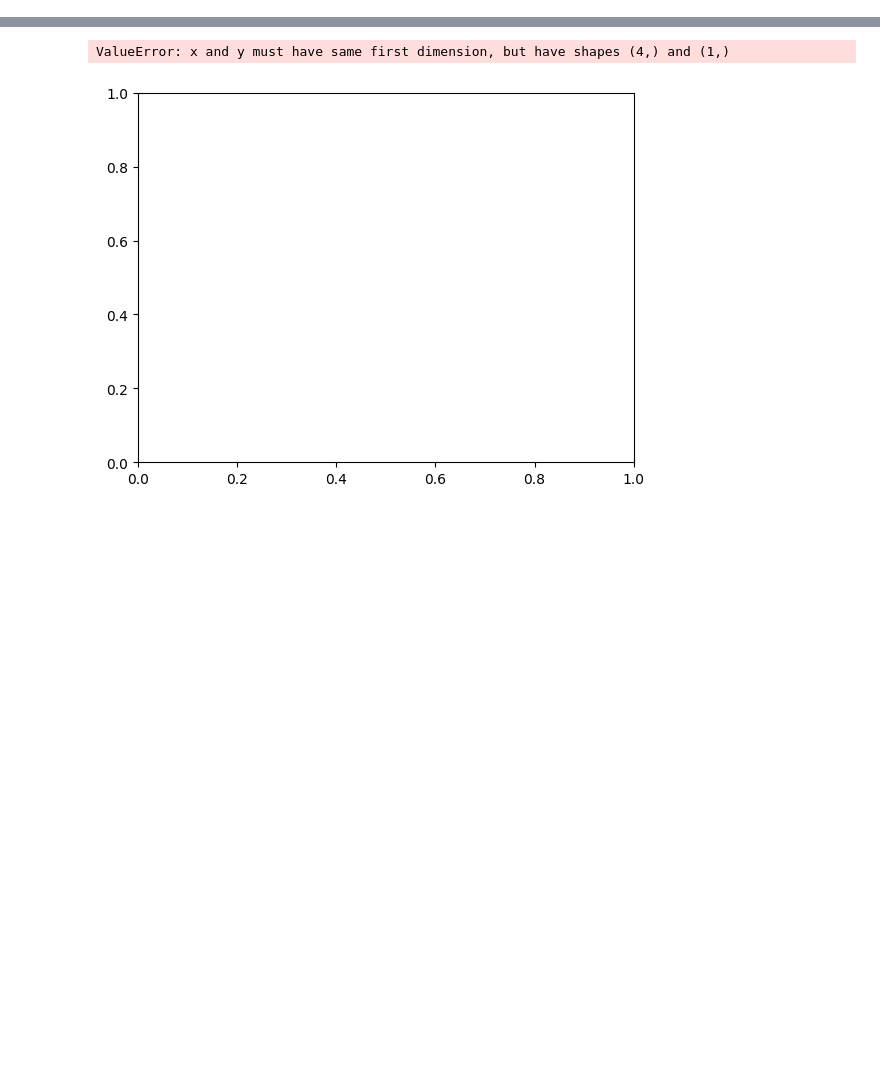
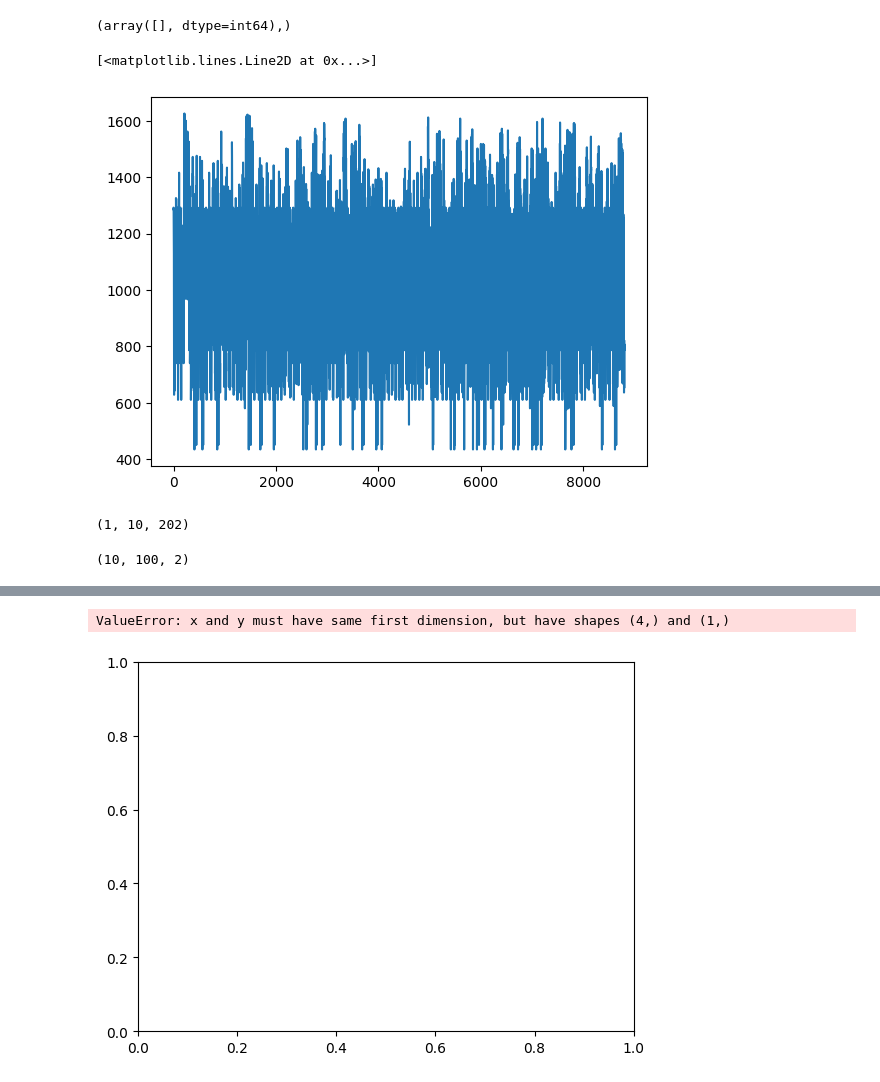
Before and after one commit to g0bel1n/fast_shapelets, a Jupyter notebook: notebooks/draft.ipynb, the cells around one changed output, grey strips where cells are left out. Cells and saved outputs as stored; diff of their text form; code cells hidden in the pictures; blank space fills up the shorter version.

```diff
--- a/notebooks/draft.ipynb
+++ b/notebooks/draft.ipynb
@@ -139,0 +29,4 @@ shap
+# %%
+from numpy.lib.stride_tricks import sliding_window_view
+
+a = sliding_window_view(X,202,axis=1)
@@ -139,0 +95,4 @@ shap
+# %%
+np.where(a[idx_table[top_k], :]==objs[top_k])
+# %% [output]
+(array([], dtype=int64),)
@@ -139,0 +105,13 @@ shap
+# %%
+plt.plot(distinguishing_scores)
+# %% [output]
+[<matplotlib.lines.Line2D at 0x...>]
+[figure, added]
+# %%
+raw_data_top_k.shape
+# %% [output]
+(1, 10, 202)
+# %%
+b.shape
+# %% [output]
+(10, 100, 2)
```
Also changed, not shown: parts of 47 cells of this notebook, 2 other files.
